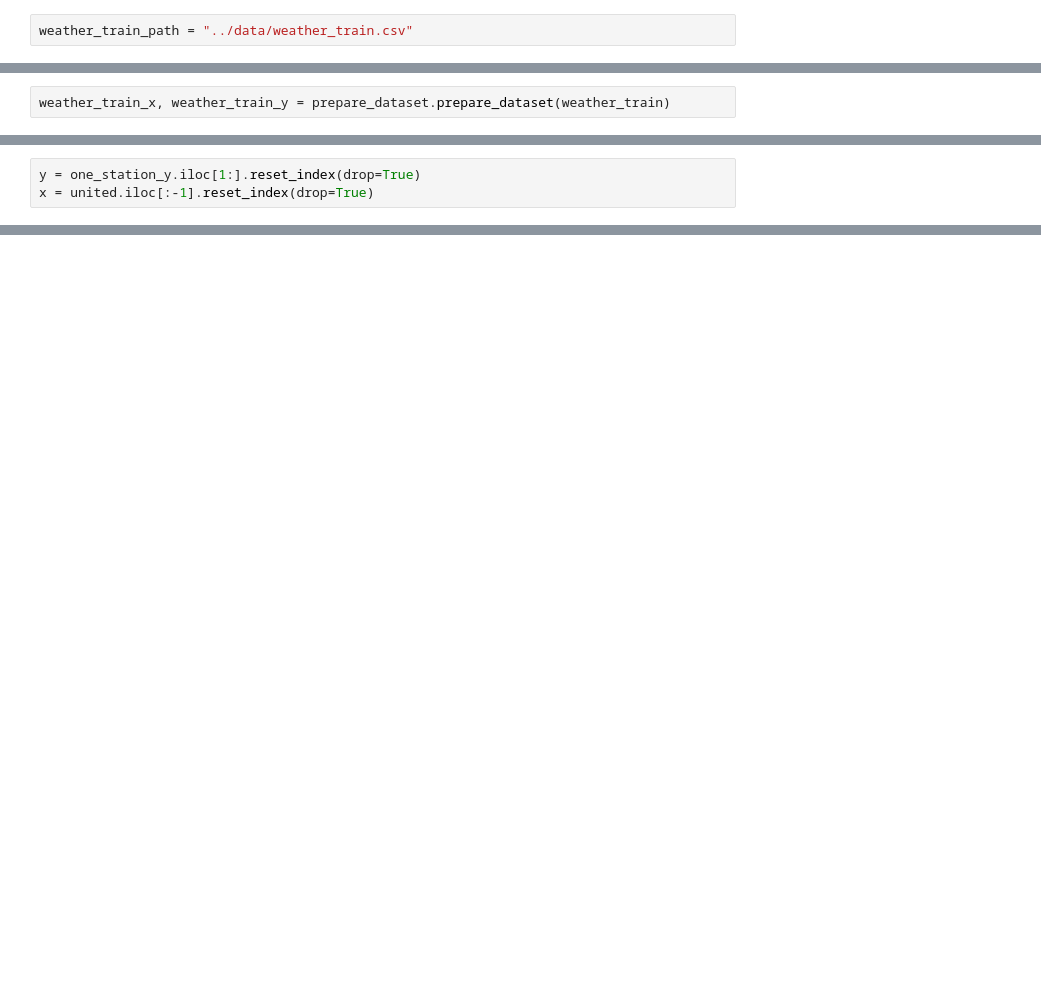
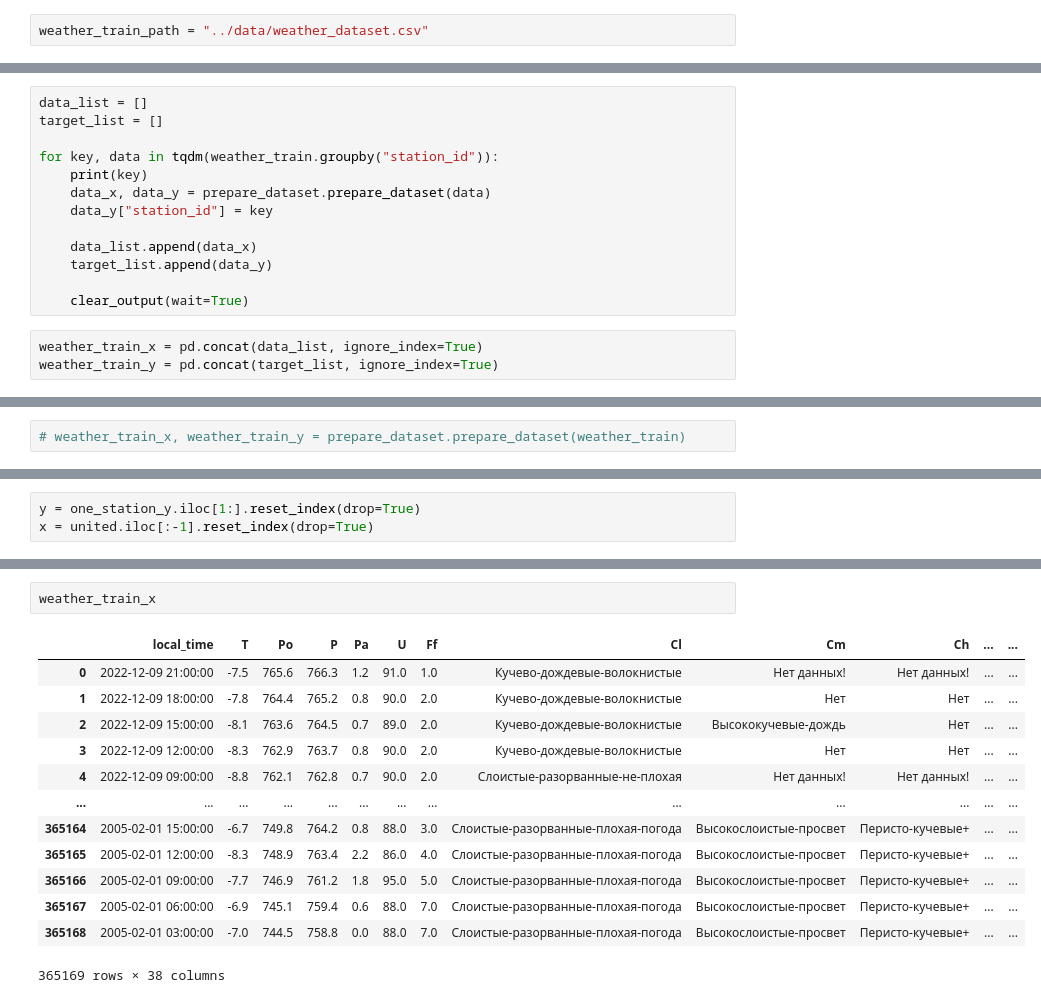
Before and after one commit to ea-evdokimov/ForecastingExtremeWeather, a Jupyter notebook: notebooks/bulat_work.ipynb, the cells around one changed output, grey strips where cells are left out. Cells and saved outputs as stored; diff of their text form; blank space fills up the shorter version.

```diff
--- a/notebooks/bulat_work.ipynb
+++ b/notebooks/bulat_work.ipynb
@@ -23,4 +31,4 @@ import prepare_dataset
 # %%
-weather_train_path = "../data/weather_train.csv"
+weather_train_path = "../data/weather_dataset.csv"
 # %%
 weather_train = pd.read_csv(weather_train_path, sep=";", index_col=0)
@@ -26,0 +39,16 @@ weather_train = pd.read_csv(weather_train_path, sep=";", index_col=0)
+# %%
+data_list = []
+target_list = []
+
+for key, data in tqdm(weather_train.groupby("station_id")):
+    print(key)
+    data_x, data_y = prepare_dataset.prepare_dataset(data)
+    data_y["station_id"] = key
+
+    data_list.append(data_x)
+    target_list.append(data_y)
+
+    clear_output(wait=True)
+# %%
+weather_train_x = pd.concat(data_list, ignore_index=True)
+weather_train_y = pd.concat(target_list, ignore_index=True)
@@ -27,2 +73,2 @@ weather_train = pd.read_csv(weather_train_path, sep=";", index_col=0)
 # %%
-weather_train_x, weather_train_y = prepare_dataset.prepare_dataset(weather_train)
+# weather_train_x, weather_train_y = prepare_dataset.prepare_dataset(weather_train)
@@ -172,0 +194,16 @@ weighted avg       0.99      1.00      0.99    311506
+# %%
+weather_train_x
+# %% [output]
+|  | local_time | T | Po | P | Pa | U | Ff | Cl | Cm | Ch | ... | ... |
+| 0 | 2022-12-09 21:00:00 | -7.5 | 765.6 | 766.3 | 1.2 | 91.0 | 1.0 | Кучево-дождевые-волокнистые | Нет данных! | Нет данных! | ... | ... |
+| 1 | 2022-12-09 18:00:00 | -7.8 | 764.4 | 765.2 | 0.8 | 90.0 | 2.0 | Кучево-дождевые-волокнистые | Нет | Нет | ... | ... |
+| 2 | 2022-12-09 15:00:00 | -8.1 | 763.6 | 764.5 | 0.7 | 89.0 | 2.0 | Кучево-дождевые-волокнистые | Высококучевые-дождь | Нет | ... | ... |
+| 3 | 2022-12-09 12:00:00 | -8.3 | 762.9 | 763.7 | 0.8 | 90.0 | 2.0 | Кучево-дождевые-волокнистые | Нет | Нет | ... | ... |
+| 4 | 2022-12-09 09:00:00 | -8.8 | 762.1 | 762.8 | 0.7 | 90.0 | 2.0 | Слоистые-разорванные-не-плохая | Нет данных! | Нет данных! | ... | ... |
+| ... | ... | ... | ... | ... | ... | ... | ... | ... | ... | ... | ... | ... |
+| 365164 | 2005-02-01 15:00:00 | -6.7 | 749.8 | 764.2 | 0.8 | 88.0 | 3.0 | Слоистые-разорванные-плохая-погода | Высокослоистые-просвет | Перисто-кучевые+ | ... | ... |
+| 365165 | 2005-02-01 12:00:00 | -8.3 | 748.9 | 763.4 | 2.2 | 86.0 | 4.0 | Слоистые-разорванные-плохая-погода | Высокослоистые-просвет | Перисто-кучевые+ | ... | ... |
+| 365166 | 2005-02-01 09:00:00 | -7.7 | 746.9 | 761.2 | 1.8 | 95.0 | 5.0 | Слоистые-разорванные-плохая-погода | Высокослоистые-просвет | Перисто-кучевые+ | ... | ... |
+| 365167 | 2005-02-01 06:00:00 | -6.9 | 745.1 | 759.4 | 0.6 | 88.0 | 7.0 | Слоистые-разорванные-плохая-погода | Высокослоистые-просвет | Перисто-кучевые+ | ... | ... |
+| 365168 | 2005-02-01 03:00:00 | -7.0 | 744.5 | 758.8 | 0.0 | 88.0 | 7.0 | Слоистые-разорванные-плохая-погода | Высокослоистые-просвет | Перисто-кучевые+ | ... | ... |
+365169 rows × 38 columns
```
Also changed, not shown: parts of 43 cells of this notebook, 1 other file.
